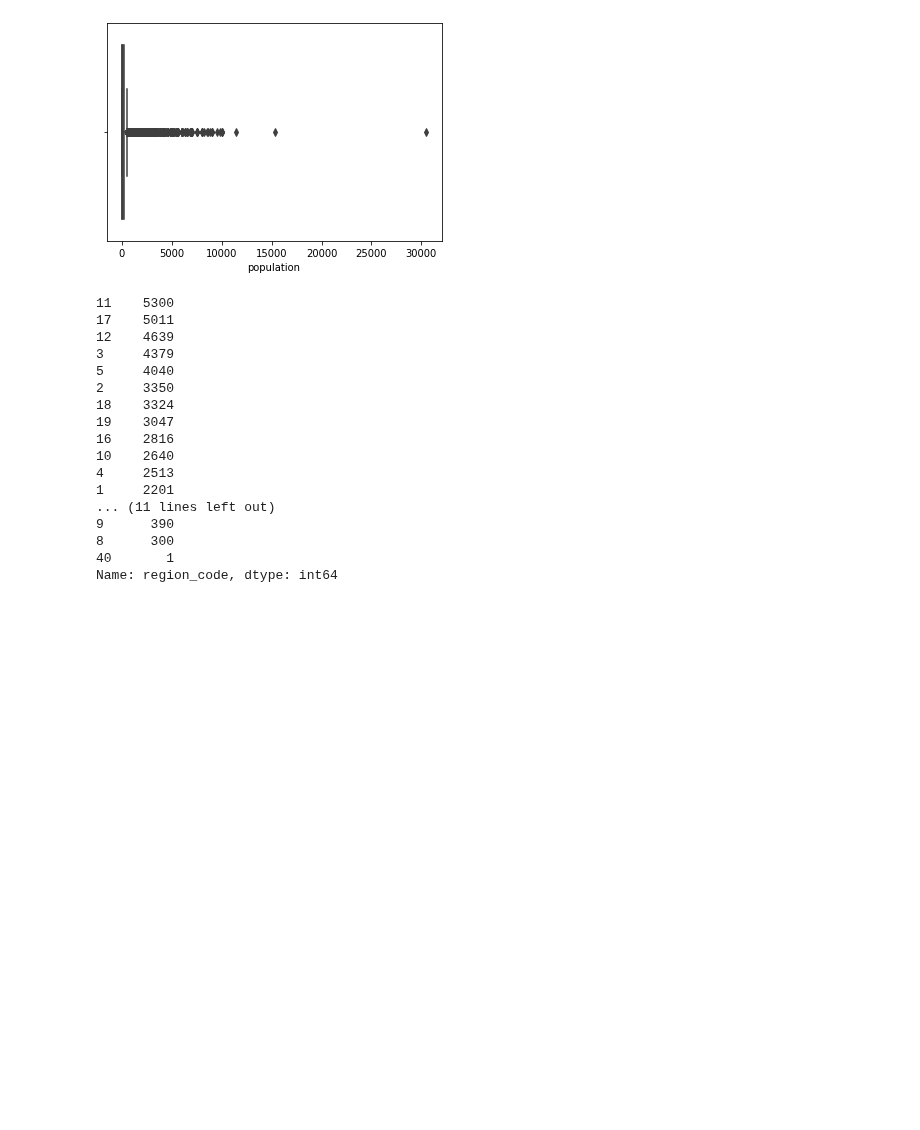
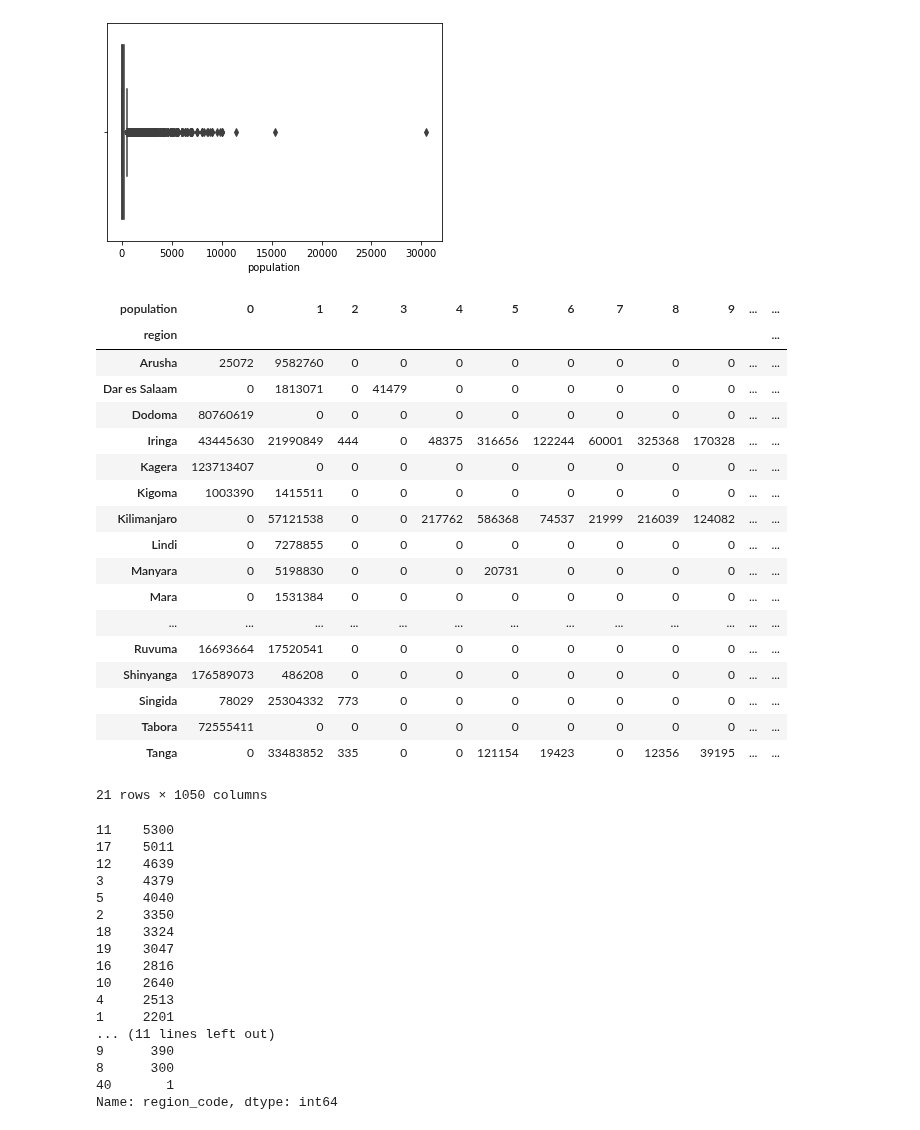
Before and after one commit to JannaW0402/Pump-it-Up, a Jupyter notebook: 869janna.ipynb, the cells around one changed output. Saved outputs shown, nothing was run; the diff lists cells and outputs as text; code cells hidden in the pictures; blank space fills up the shorter version.

```diff
--- a/869janna.ipynb
+++ b/869janna.ipynb
@@ -277,6 +278,29 @@ sns.boxplot(Train['population'])
 [figure]
 # %%
 Train[['region','population']]
+df_pop = Train.pivot_table('id','region','population',aggfunc='sum').fillna(0).astype(int)
+df_pop['sum'] = df_pop.sum(axis = 1)
+df_pop
+# %% [output]
+| population | 0 | 1 | 2 | 3 | 4 | 5 | 6 | 7 | 8 | 9 | ... | ... |
+| region |  |  |  |  |  |  |  |  |  |  |  | ... |
+| Arusha | 25072 | 9582760 | 0 | 0 | 0 | 0 | 0 | 0 | 0 | 0 | ... | ... |
+| Dar es Salaam | 0 | 1813071 | 0 | 41479 | 0 | 0 | 0 | 0 | 0 | 0 | ... | ... |
+| Dodoma | 80760619 | 0 | 0 | 0 | 0 | 0 | 0 | 0 | 0 | 0 | ... | ... |
+| Iringa | 43445630 | 21990849 | 444 | 0 | 48375 | 316656 | 122244 | 60001 | 325368 | 170328 | ... | ... |
+| Kagera | 123713407 | 0 | 0 | 0 | 0 | 0 | 0 | 0 | 0 | 0 | ... | ... |
+| Kigoma | 1003390 | 1415511 | 0 | 0 | 0 | 0 | 0 | 0 | 0 | 0 | ... | ... |
+| Kilimanjaro | 0 | 57121538 | 0 | 0 | 217762 | 586368 | 74537 | 21999 | 216039 | 124082 | ... | ... |
+| Lindi | 0 | 7278855 | 0 | 0 | 0 | 0 | 0 | 0 | 0 | 0 | ... | ... |
+| Manyara | 0 | 5198830 | 0 | 0 | 0 | 20731 | 0 | 0 | 0 | 0 | ... | ... |
+| Mara | 0 | 1531384 | 0 | 0 | 0 | 0 | 0 | 0 | 0 | 0 | ... | ... |
+| ... | ... | ... | ... | ... | ... | ... | ... | ... | ... | ... | ... | ... |
+| Ruvuma | 16693664 | 17520541 | 0 | 0 | 0 | 0 | 0 | 0 | 0 | 0 | ... | ... |
+| Shinyanga | 176589073 | 486208 | 0 | 0 | 0 | 0 | 0 | 0 | 0 | 0 | ... | ... |
+| Singida | 78029 | 25304332 | 773 | 0 | 0 | 0 | 0 | 0 | 0 | 0 | ... | ... |
+| Tabora | 72555411 | 0 | 0 | 0 | 0 | 0 | 0 | 0 | 0 | 0 | ... | ... |
+| Tanga | 0 | 33483852 | 335 | 0 | 0 | 121154 | 19423 | 0 | 12356 | 39195 | ... | ... |
+21 rows × 1050 columns
 # %%
 # Function to set up # of category for features
 test_cat = 8
```
Also changed, not shown: parts of 3 cells of this notebook.
